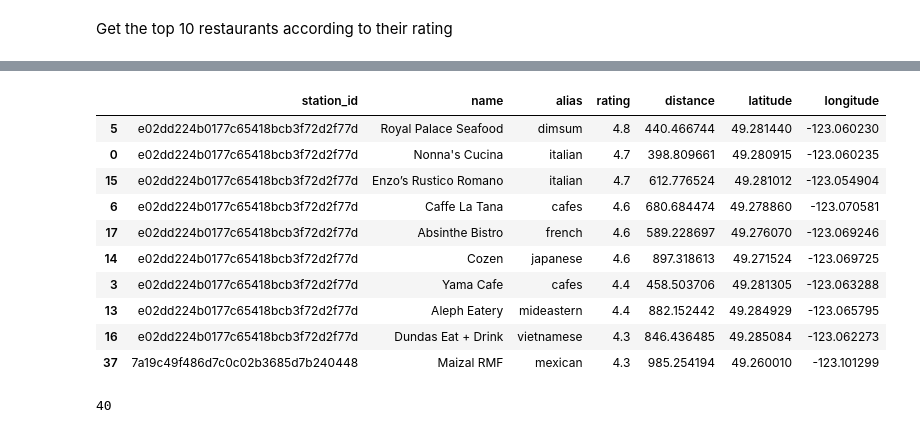
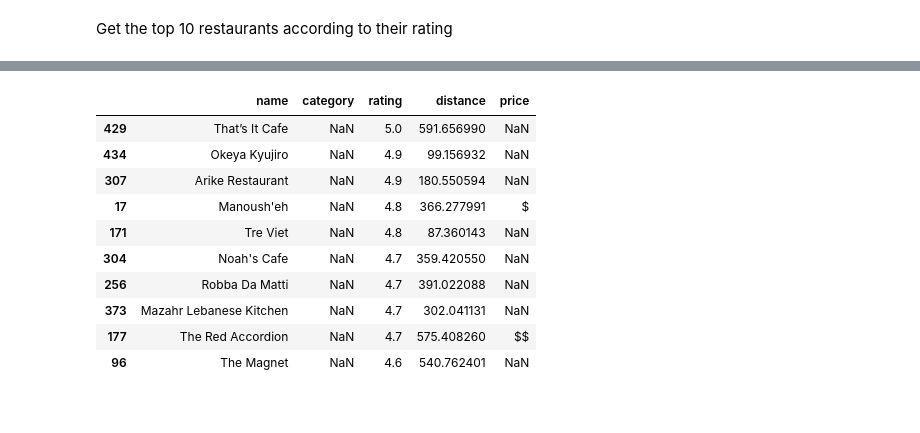
Before and after one commit to kennethpwall1/LHL-Statistical-Modelling-Project, a Jupyter notebook: notebooks/yelp_foursquare_EDA.ipynb, the cells around one changed output, grey strips where cells are left out. Cells and saved outputs as stored; diff of their text form; code cells hidden in the pictures.

```diff
--- a/notebooks/yelp_foursquare_EDA.ipynb
+++ b/notebooks/yelp_foursquare_EDA.ipynb
@@ -127,16 +175,3 @@ fsq_df
 Send a request to Yelp with a small radius (1000m) for all the bike stations in your city of choice.
 # %% [markdown]
 PLEASE NOTE THAT THE BELOW GET REQUESTS WORKED SEVERAL DAYS AGO AND URL, PARAMERTERS, HEADERS WORK IN POSTMAN, BUT THE GET REQUEST STILL RETURNS AN ERROR. I SPENT OVER ONE HOUR WITH LARRY AI AND COULDN'T SOLVE THE PROBLEM AND OVER ONE HOUR WITH A MENTOR WHO COULDN'T SOLVE THE PROBLEM. I TRIED SEVERAL ACCOUNTS IN YELP AND I AM UNABLE TO SPEND MORE TIME TRYING TO SOLVE THIS SO I AM GOING TO USE TWO SEPERATE JSON FILES COPIED FROM POSTMAN TO MIMICK GET REQUESTS TO PROVE I CAN MANIPULATE AND DOWNLOAD INFORMATION TO A PANDAS DATAFRAME
-# %%
-yelp_url = 'https://api.yelp.com/v3/businesses/search'
-params = {
-    "latitude": 49.277510,
-    "longitude": -123.061429,
-    "term": "restaurants",
-    "radius": 1000
-}
-headers = {
-    "accept": "application/json",
-    #'Authorization': f"Bearer {os.environ['YELP_API_KEY']}"
-    'Authorization': 'Bearer uJAiKTQjBvmz-jhmrywdouFgx1VinTSyNANCmPrl9nwNJNDgebRzRdK5Ni8VR5KkckBLEGWtSfgwsRyMxhNm9hsiividkHR6hybOvT8YF4bjDGqQxXVMHGp3hQJBZnYx'
-}
@@ -149,9 +177,0 @@ https://api.yelp.com/v3/businesses/search
-# %%
-response = requests.get(yelp_url,headers=headers, params=params)
-# Check if the request was successful (status code 200)
-if response.status_code == 200:
-    # Parse the JSON response into a Python dictionary
-    ydata = response.json()
-    print(ydata)
-else:
-    print("Request failed with status code:", response.status_code)
@@ -165,4 +177,0 @@ NameError: name 'ydata' is not defined
-# %%
-import json
-yelp_dict1= json.load(open('../data/yelp1.json'))
-yelp_dict2= json.load(open('../data/yelp2.json'))
@@ -258,0 +243,5 @@ yelp_POI_df
+# %%
+yelp_df['category'] = df['categories'].apply(lambda x: [a['alias'] for a in x][0])
+yelp_df['category'] = yelp_df['category']
+yelp_parsed = yelp_df[['name', 'category', 'rating', 'distance', 'price']]
+yelp_parsed
@@ -298,22 +310,17 @@ Since foursquare places API didn't give ratings so will just use the Yelp json f
 # %%
-yelp_sorted = yelp_POI_df.sort_values(by='rating', ascending=False).head(10)
-yelp_sorted
+#Yelp top 10
+yelp_sorted = yelp_parsed.sort_values(by='rating', ascending=False)
+top_10 = yelp_sorted.drop_duplicates(subset=['name'])
+top_10.head(10)
 # %% [output]
-|  | station_id | name | alias | rating | distance | latitude | longitude |
-| 5 | e02dd224b0177c65418bcb3f72d2f77d | Royal Palace Seafood | dimsum | 4.8 | 440.466744 | 49.281440 | -123.060230 |
-| 0 | e02dd224b0177c65418bcb3f72d2f77d | Nonna's Cucina | italian | 4.7 | 398.809661 | 49.280915 | -123.060235 |
-| 15 | e02dd224b0177c65418bcb3f72d2f77d | Enzo’s Rustico Romano | italian | 4.7 | 612.776524 | 49.281012 | -123.054904 |
-| 6 | e02dd224b0177c65418bcb3f72d2f77d | Caffe La Tana | cafes | 4.6 | 680.684474 | 49.278860 | -123.070581 |
-| 17 | e02dd224b0177c65418bcb3f72d2f77d | Absinthe Bistro | french | 4.6 | 589.228697 | 49.276070 | -123.069246 |
-| 14 | e02dd224b0177c65418bcb3f72d2f77d | Cozen | japanese | 4.6 | 897.318613 | 49.271524 | -123.069725 |
-| 3 | e02dd224b0177c65418bcb3f72d2f77d | Yama Cafe | cafes | 4.4 | 458.503706 | 49.281305 | -123.063288 |
-| 13 | e02dd224b0177c65418bcb3f72d2f77d | Aleph Eatery | mideastern | 4.4 | 882.152442 | 49.284929 | -123.065795 |
-| 16 | e02dd224b0177c65418bcb3f72d2f77d | Dundas Eat + Drink | vietnamese | 4.3 | 846.436485 | 49.285084 | -123.062273 |
-| 37 | 7a19c49f486d7c0c02b3685d7b240448 | Maizal RMF | mexican | 4.3 | 985.254194 | 49.260010 | -123.101299 |
+|  | name | category | rating | distance | price |
+| 429 | That’s It Cafe | NaN | 5.0 | 591.656990 | NaN |
+| 434 | Okeya Kyujiro | NaN | 4.9 | 99.156932 | NaN |
+| 307 | Arike Restaurant | NaN | 4.9 | 180.550594 | NaN |
+| 17 | Manoush'eh | NaN | 4.8 | 366.277991 | $ |
+| 171 | Tre Viet | NaN | 4.8 | 87.360143 | NaN |
+| 304 | Noah's Cafe | NaN | 4.7 | 359.420550 | NaN |
+| 256 | Robba Da Matti | NaN | 4.7 | 391.022088 | NaN |
+| 373 | Mazahr Lebanese Kitchen | NaN | 4.7 | 302.041131 | NaN |
+| 177 | The Red Accordion | NaN | 4.7 | 575.408260 | $$ |
+| 96 | The Magnet | NaN | 4.6 | 540.762401 | NaN |
-# %%
-from sqlalchemy import create_engine
-sqlite_db = 'sqlite:///../data/yelp.db'
-engine = create_engine(sqlite_db)
-yelp_POI_df.to_sql('yelp', con=engine, index=False)
-# %% [output]
-40
```
Also changed, not shown: parts of 27 cells of this notebook, 8 other files.
